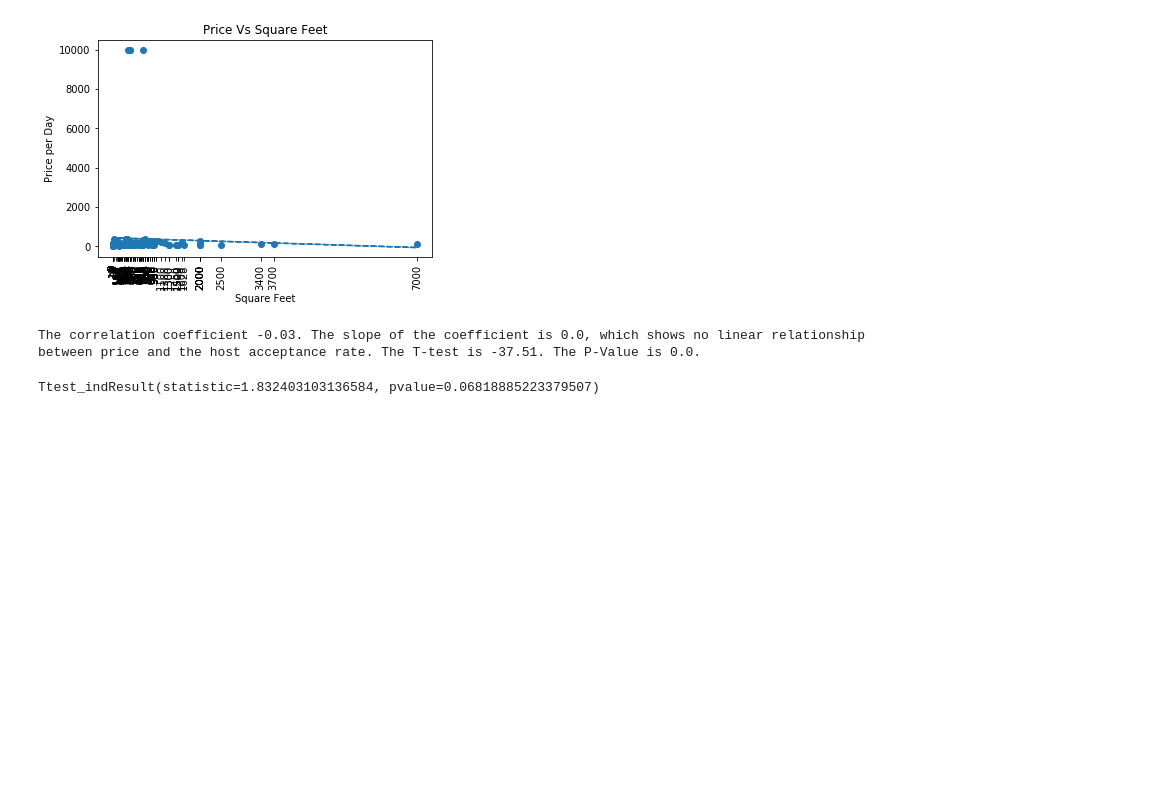
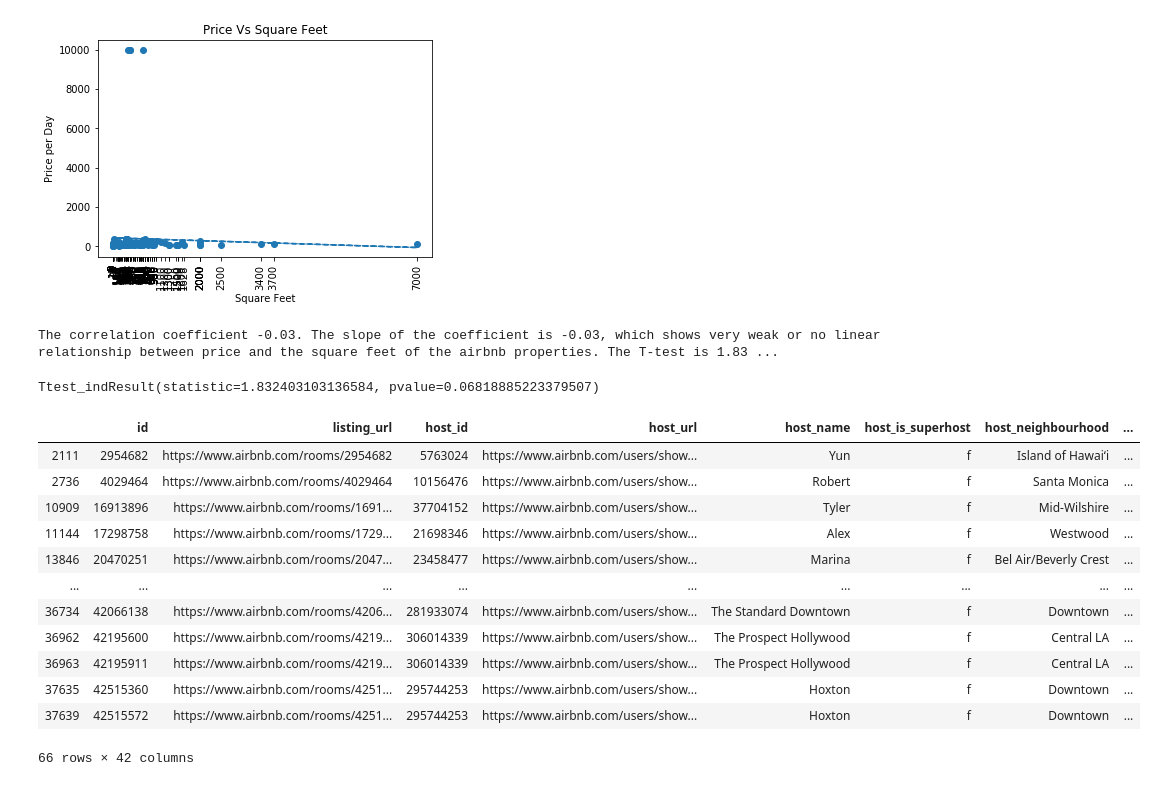
Before and after one commit to DerekTeed/project1_data, a Jupyter notebook: airbnbPy.ipynb, the cells around one changed output. Cells and saved outputs as stored; diff of their text form; code cells hidden in the pictures; blank space fills up the shorter version.

```diff
--- a/airbnbPy.ipynb
+++ b/airbnbPy.ipynb
@@ -265,8 +266,25 @@ plt.show()
 # %% [output]
 [figure]
 # %%
-print(f"The correlation coefficient {round(st.pearsonr(x3,y3)[0],2)}. The slope of the coefficient is -0.03, which shows very weak or no linear relationship between price and the square feet of the airbnb properties. The T-test is 1. The P-Value is 0.0.")
+print(f"The correlation coefficient {round(st.pearsonr(x3,y3)[0],2)}. The slope of the coefficient is -0.03. R2, slope, p-value")
 stats.ttest_ind(x3, y3, equal_var=False)
 # %% [output]
-The correlation coefficient -0.03. The slope of the coefficient is 0.0, which shows no linear relationship between price and the host acceptance rate. The T-test is -37.51. The P-Value is 0.0.
+The correlation coefficient -0.03. The slope of the coefficient is -0.03, which shows very weak or no linear relationship between price and the square feet of the airbnb properties. The T-test is 1.83 ...
 Ttest_indResult(statistic=1.832403103136584, pvalue=0.06818885223379507)
+# %%
+d = air_df.loc[(air_df['price'] > 9999)]
+d
+# %% [output]
+|  | id | listing_url | host_id | host_url | host_name | host_is_superhost | host_neighbourhood | ... |
+| 2111 | 2954682 | https://www.airbnb.com/rooms/2954682 | 5763024 | https://www.airbnb.com/users/show... | Yun | f | Island of Hawaiʻi | ... |
+| 2736 | 4029464 | https://www.airbnb.com/rooms/4029464 | 10156476 | https://www.airbnb.com/users/show... | Robert | f | Santa Monica | ... |
+| 10909 | 16913896 | https://www.airbnb.com/rooms/1691... | 37704152 | https://www.airbnb.com/users/show... | Tyler | f | Mid-Wilshire | ... |
+| 11144 | 17298758 | https://www.airbnb.com/rooms/1729... | 21698346 | https://www.airbnb.com/users/show... | Alex | f | Westwood | ... |
+| 13846 | 20470251 | https://www.airbnb.com/rooms/2047... | 23458477 | https://www.airbnb.com/users/show... | Marina | f | Bel Air/Beverly Crest | ... |
+| ... | ... | ... | ... | ... | ... | ... | ... | ... |
+| 36734 | 42066138 | https://www.airbnb.com/rooms/4206... | 281933074 | https://www.airbnb.com/users/show... | The Standard Downtown | f | Downtown | ... |
+| 36962 | 42195600 | https://www.airbnb.com/rooms/4219... | 306014339 | https://www.airbnb.com/users/show... | The Prospect Hollywood | f | Central LA | ... |
+| 36963 | 42195911 | https://www.airbnb.com/rooms/4219... | 306014339 | https://www.airbnb.com/users/show... | The Prospect Hollywood | f | Central LA | ... |
+| 37635 | 42515360 | https://www.airbnb.com/rooms/4251... | 295744253 | https://www.airbnb.com/users/show... | Hoxton | f | Downtown | ... |
+| 37639 | 42515572 | https://www.airbnb.com/rooms/4251... | 295744253 | https://www.airbnb.com/users/show... | Hoxton | f | Downtown | ... |
+66 rows × 42 columns
```
Also changed, not shown: parts of 4 cells of this notebook, 3 other files.
